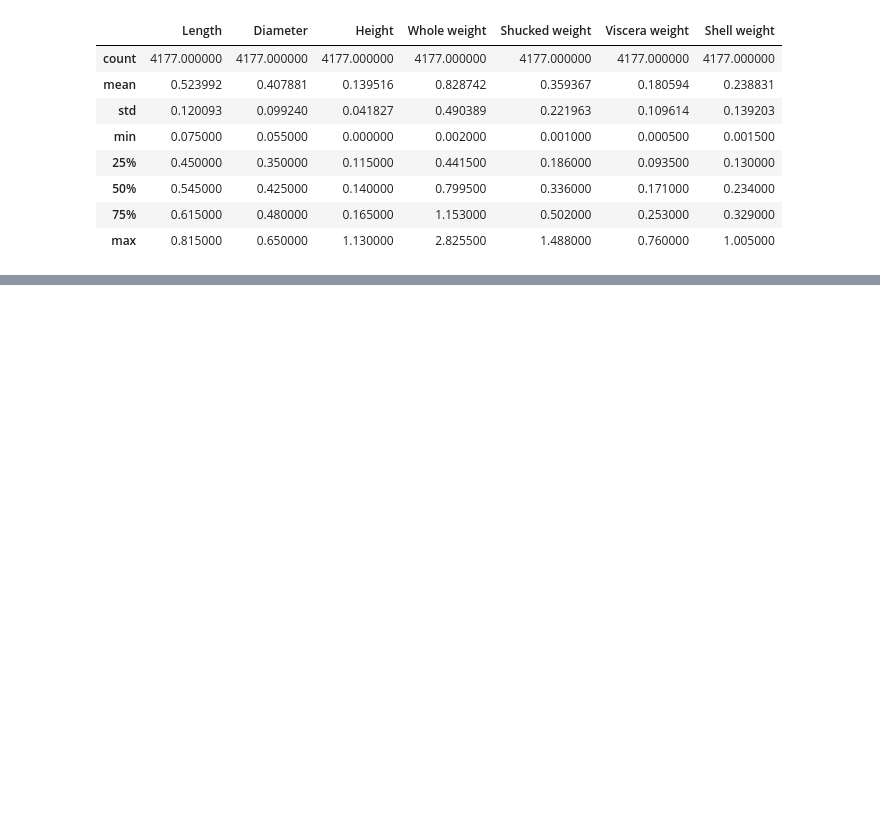
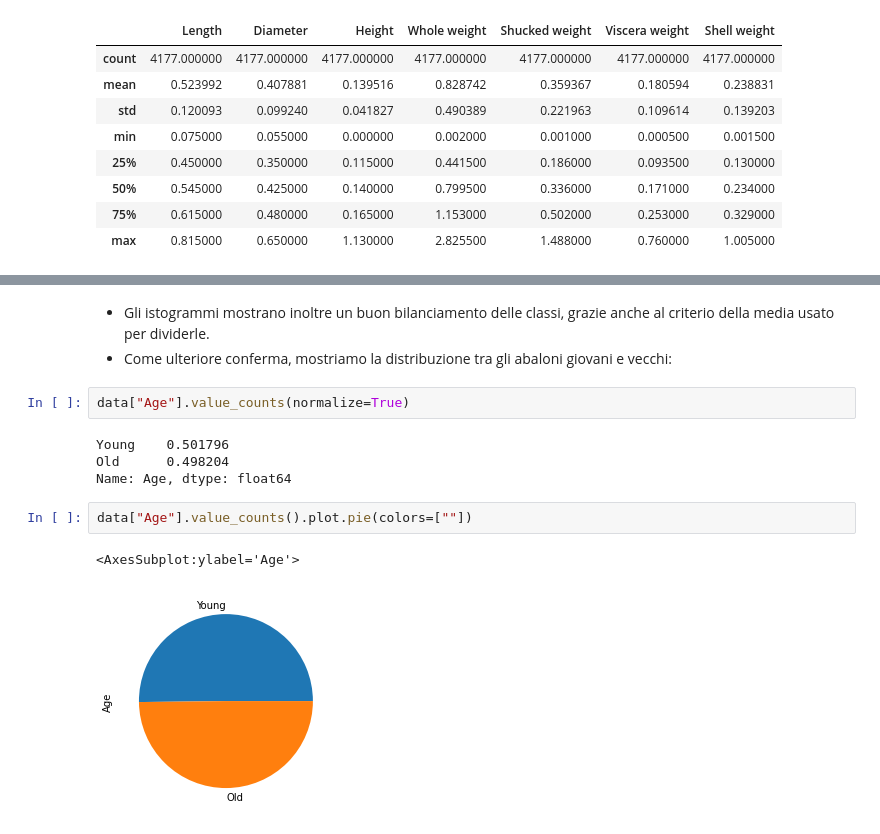
Before and after one commit to albispark/progetto-data-intensive, a Jupyter notebook: Progetto.ipynb, the cells around one changed output, grey strips where cells are left out. Saved outputs shown, nothing was run; the diff lists cells and outputs as text; blank space fills up the shorter version.

```diff
--- a/Progetto.ipynb
+++ b/Progetto.ipynb
@@ -330,0 +276,14 @@ mediante condivisione con bitbucket o GitHub con relativo link per l'esecuzione
+# %% [markdown]
+- Gli istogrammi mostrano inoltre un buon bilanciamento delle classi, grazie anche al criterio della media usato per dividerle.
+- Come ulteriore conferma, mostriamo la distribuzione tra gli abaloni giovani e vecchi:
+# %%
+data["Age"].value_counts(normalize=True)
+# %% [output]
+Young    0.501796
+Old      0.498204
+Name: Age, dtype: float64
+# %%
+data["Age"].value_counts().plot.pie(colors=[""])
+# %% [output]
+<AxesSubplot:ylabel='Age'>
+[figure, added]
```
Also changed, not shown: parts of 113 cells of this notebook.
